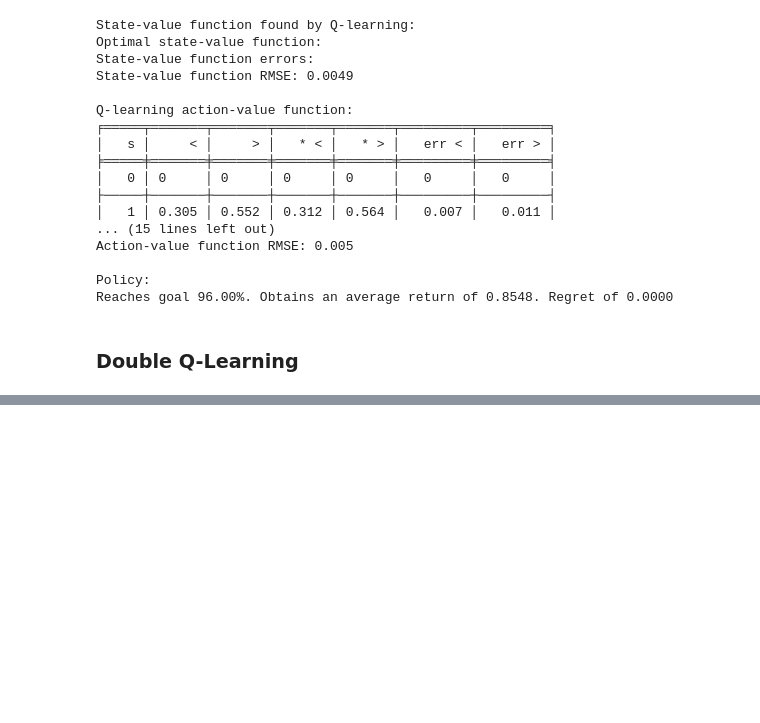
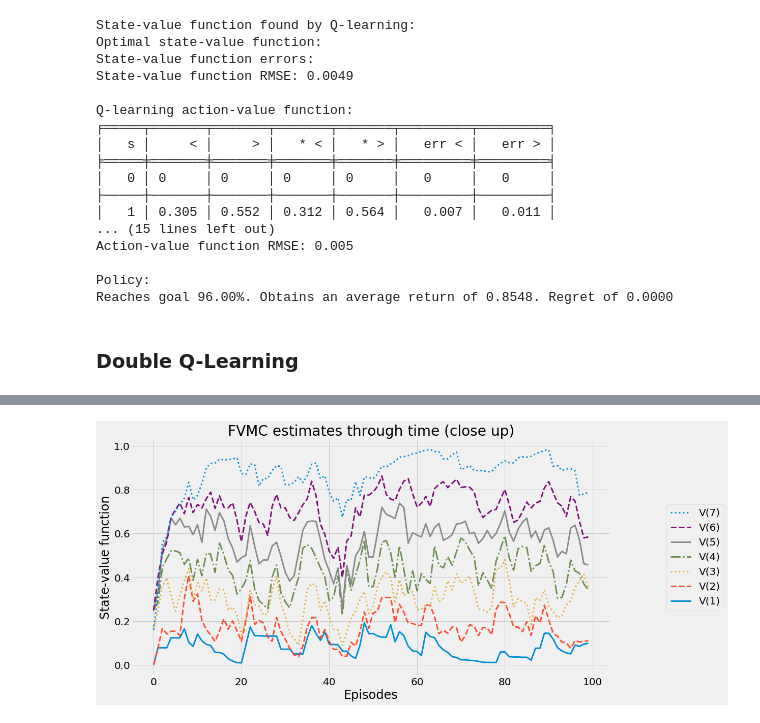
Before and after one commit to Iqbal1282/Practicing_DRL, a Jupyter notebook: chapter_06/chapter6_3.ipynb, the cells around one changed output, grey strips where cells are left out. Drawn from its saved outputs; the diff is of its cells as text; code cells hidden in the pictures; blank space fills up the shorter version.

```diff
--- a/chapter_06/chapter6_3.ipynb
+++ b/chapter_06/chapter6_3.ipynb
@@ -565,0 +664,10 @@ def double_q_learning(env, gamma = 1.0, init_alpha = 0.5, min_alpha = 0.01,
+# %%
+plot_value_function(
+    'FVMC estimates through time (close up)',
+    np.max(Q_track_mc, axis=2)[:cu_episodes],
+    None,
+    limit_items=cu_limit_items,
+    limit_value=cu_limit_value,
+    log=False)
+# %% [output]
+[figure, added]
```
Also changed, not shown: parts of 29 cells of this notebook.
